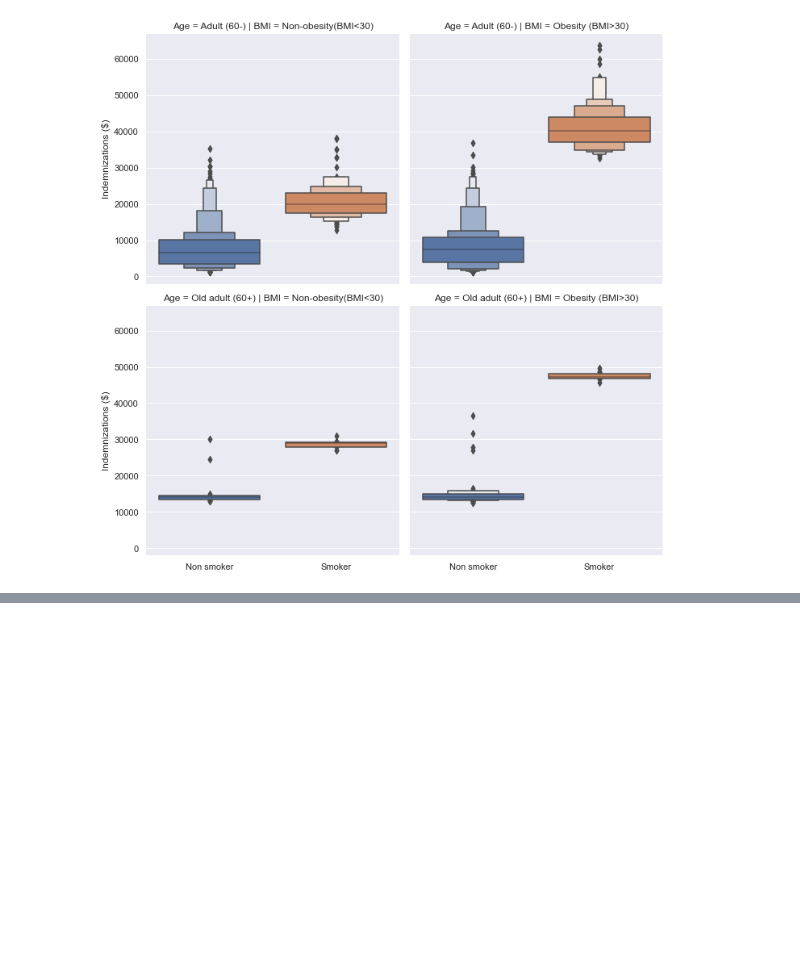
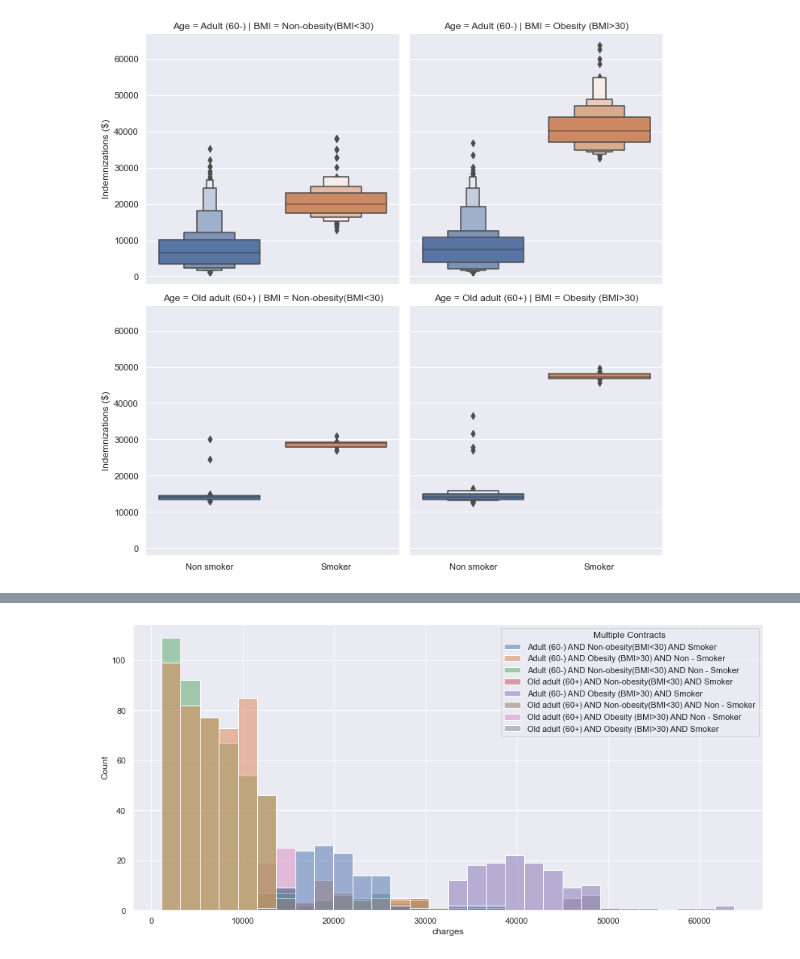
Before and after one commit to renatoquiliche/Insurance-Mathematics-Economics-ADR, a Jupyter notebook: Python Code/Clustering-meanttests-clustering_test.ipynb, the cells around one changed output, grey strips where cells are left out. Saved outputs shown, nothing was run; the diff lists cells and outputs as text; code cells hidden in the pictures; blank space fills up the shorter version.

Commit message:
New contracts
This commit uploads the code, the notebook and the database for new contracts. Ready to be used in Julia

```diff
--- a/Python Code/Clustering-meanttests-clustering_test.ipynb
+++ b/Python Code/Clustering-meanttests-clustering_test.ipynb
@@ -397,0 +441,12 @@ g = sns.catplot(y="charges", x="smoker", col="BMI", data=data_final, kind="boxen
+# %%
+import warnings
+warnings.filterwarnings("ignore")
+
+input_simulation = data_final[["charges", "Age", "BMI", "smoker"]]
+
+input_simulation["smoker"] = input_simulation["smoker"].str.replace('no','Non - Smoker')
+input_simulation["smoker"] = input_simulation["smoker"].str.replace('yes','Smoker')
+
+input_simulation["Multiple Contracts"] = input_simulation["Age"].astype(str) + " AND " + input_simulation["BMI"].astype(str) + " AND " + input_simulation["smoker"].astype(str)
+
+input_simulation["Multiple Contracts"].value_counts()
@@ -397,0 +463,6 @@ g = sns.catplot(y="charges", x="smoker", col="BMI", data=data_final, kind="boxen
+# %%
+b = plt.figure(figsize=(15,7))
+sns.set()
+g = sns.histplot(x="charges", hue="Multiple Contracts", data=input_simulation)
+# %% [output]
+[figure, added]
```
Also changed, not shown: parts of 18 cells of this notebook, 3 other files.
